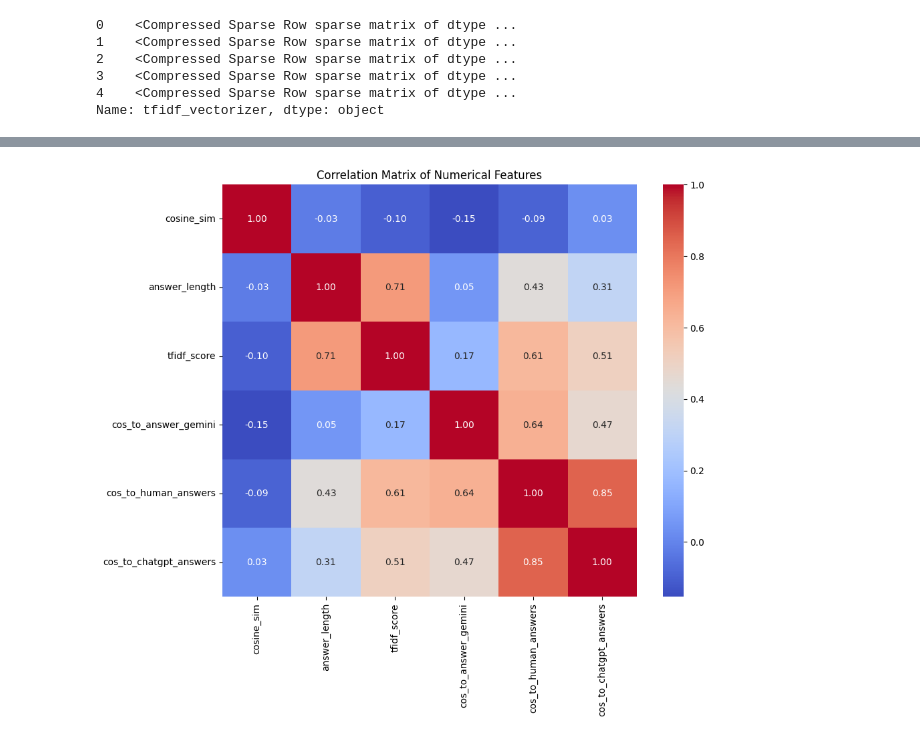
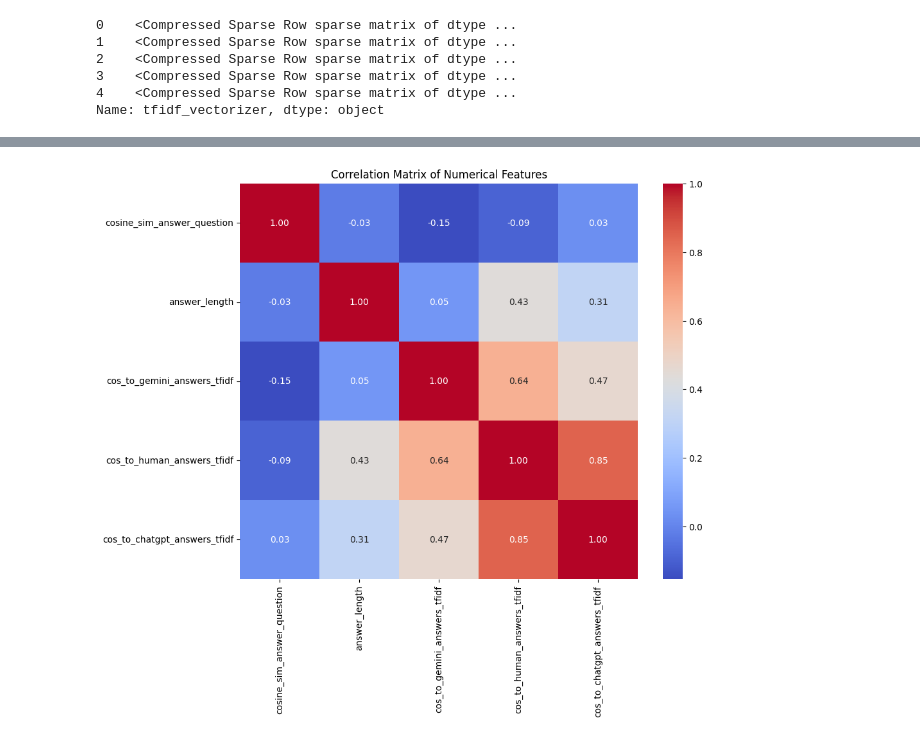
Before and after one commit to Idokopilov/magshimim-final-project, a Jupyter notebook: EDA.ipynb, the cells around one changed output, grey strips where cells are left out. Cells and saved outputs as stored; diff of their text form; code cells hidden in the pictures.

```diff
--- a/EDA.ipynb
+++ b/EDA.ipynb
@@ -156,16 +158,3 @@ plt.show()
 [figure]
 [figure]
 [figure]
-# %%
-df = df[
-    [
-
-        'answer_clean',
-        'cosine_sim',
-        'source',
-        'question',
-        'writer',
-        'answer'
-    ]
-]
-df.head(1)
@@ -303,10 +298,10 @@ df['cleaned_answer'] = df['answer'].apply(clean_answer)
 # %%
-vectorizer = TfidfVectorizer(stop_words='english')
+#vectorizer = TfidfVectorizer(stop_words='english')
 
-tfidf_matrix = vectorizer.fit_transform(df['cleaned_answer'])
+#tfidf_matrix = vectorizer.fit_transform(df['cleaned_answer'])
 
-tfidf_scores = tfidf_matrix.mean(axis=1)
+#tfidf_scores = tfidf_matrix.mean(axis=1)
 
-df['tfidf_score'] = np.array(tfidf_scores).flatten()
+#df['tfidf_score'] = np.array(tfidf_scores).flatten()
 
-df.head()
+#df.head()
@@ -437,9 +365,9 @@ Name: tfidf_vectorizer, dtype: object
 X = vectorizer.fit_transform(df["cleaned_answer"])
 
 classes = df["writer"].unique()
-centroids = {}
+centroids_tf = {}
 
 for c in classes:
     mask = (df["writer"].values == c)
-    centroids[c] = X[mask].mean(axis=0)
+    centroids_tf[c] = X[mask].mean(axis=0)
 # %%
@@ -461,20 +398,19 @@ from sklearn.metrics.pairwise import cosine_similarity
 # X is your TF-IDF matrix: X = vectorizer.fit_transform(df["cleaned_answer"])
 # centroids is dict: centroids[c] = X[mask].mean(axis=0)
 
-classes = list(centroids.keys())
+classes = list(centroids_tf.keys())
 
 # Stack centroids into a matrix: (n_classes, n_features)
-C = vstack([csr_matrix(centroids[c]) for c in classes]).tocsr()
+C = vstack([csr_matrix(centroids_tf[c]) for c in classes]).tocsr()
 
 # Cosine similarity: (n_rows, n_classes)
 S = cosine_similarity(X, C)   # works with sparse matrices
 
 # Save to df
 for j, c in enumerate(classes):
-    df[f"cos_to_{c}"] = S[:, j]
+    df[f"cos_to_{c}_tfidf"] = S[:, j]
 
 df["pred_writer"] = [classes[i] for i in S.argmax(axis=1)]
-df["pred_score"] = S.max(axis=1)
 # %%
 df.head()
 # %% [output]
@@ -555,12 +499,12 @@ df.describe()
 # %%
 #designed heatmaps for the correlation between the numerical features
 plt.figure(figsize=(10, 8))
-correlation_matrix = df[['cosine_sim', 'answer_length', 'tfidf_score', 'cos_to_answer_gemini', 'cos_to_human_answers', 'cos_to_chatgpt_answers']].corr()
+correlation_matrix = df[['cosine_sim_answer_question', 'answer_length', 'cos_to_gemini_answers_tfidf', 'cos_to_human_answers_tfidf', 'cos_to_chatgpt_answers_tfidf']].corr()
 sns.heatmap(correlation_matrix, annot=True, cmap='coolwarm', fmt=".2f")
 plt.title('Correlation Matrix of Numerical Features')
 plt.show()
 # %% [output]
-[figure, old version]
+[figure, new version]
 # %%
 #using Sbert model to compute cosine similarity and predict writer based on that
 from sentence_transformers import SentenceTransformer, util
```
Also changed, not shown: parts of 45 cells of this notebook, 3 other files.
